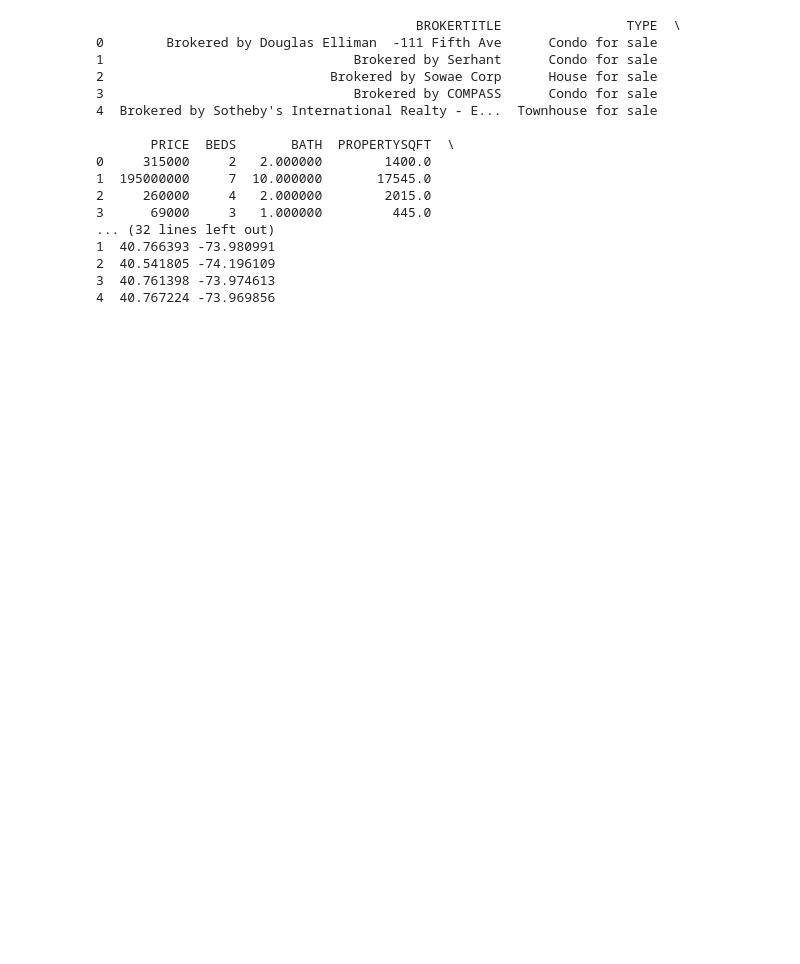
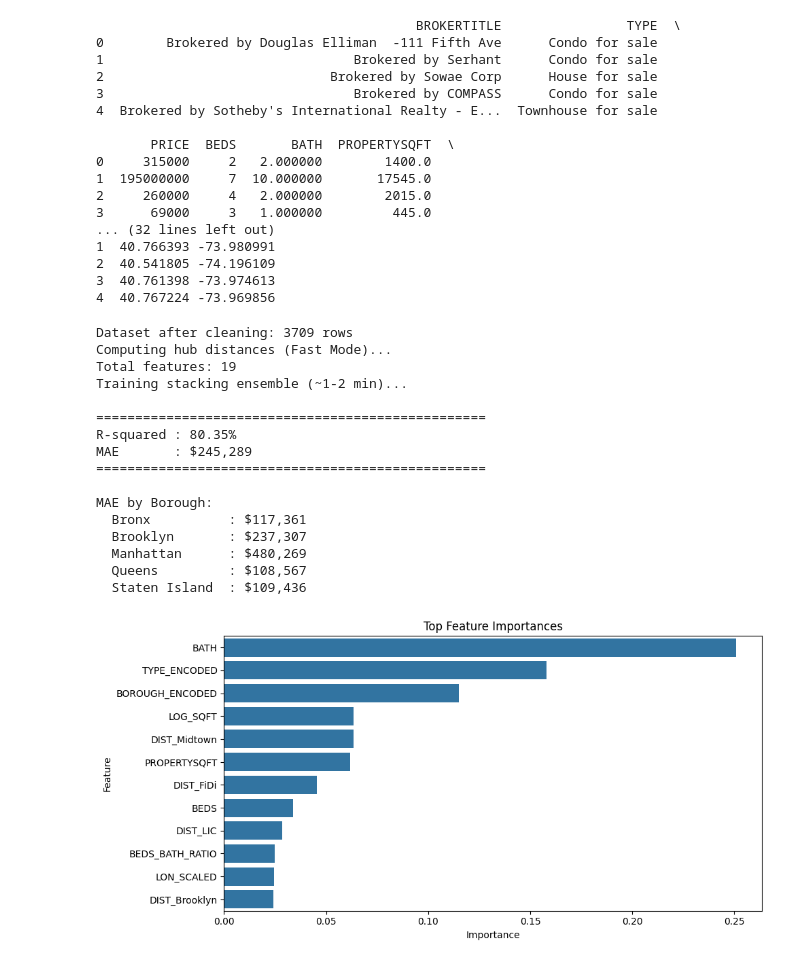
Before and after one commit to BBeamNP/house-price, a Jupyter notebook: notebooks/deal_hunter.ipynb, the cells around one changed output. Saved outputs shown, nothing was run; the diff lists cells and outputs as text; code cells hidden in the pictures; blank space fills up the shorter version.

```diff
--- a/notebooks/deal_hunter.ipynb
+++ b/notebooks/deal_hunter.ipynb
@@ -97,13 +97,15 @@ ECONOMIC_HUBS = {
 def hub_distances(lat, lon):
     return {k: geodesic((lat,lon), v).miles for k,v in ECONOMIC_HUBS.items()}
 
-print("Computing hub distances...")
-hub_df = df_cleaned.apply(
-    lambda r: hub_distances(r['LATITUDE'], r['LONGITUDE']), axis=1, result_type='expand'
-)
-hub_df.columns = [f'DIST_{k}' for k in ECONOMIC_HUBS.keys()]
-df_cleaned = pd.concat([df_cleaned.reset_index(drop=True), hub_df.reset_index(drop=True)], axis=1)
-df_cleaned['DISTANCE_TO_CENTER'] = hub_df.min(axis=1).values
+# --- แก้ไขเฉพาะส่วนนี้ใน STEP 3 ---
+print("Computing hub distances (Fast Mode)...")
+for k, v in ECONOMIC_HUBS.items():
+    # คำนวณทีละ Hub และสร้างคอลัมน์ใหม่ลงใน df_cleaned โดยตรง
+    df_cleaned[f'DIST_{k}'] = df_cleaned.apply(lambda r: geodesic((r['LATITUDE'], r['LONGITUDE']), v).miles, axis=1)
+
+# หาค่าที่น้อยที่สุดจากคอลัมน์ระยะทางทั้งหมดที่เพิ่งสร้าง
+df_cleaned['DISTANCE_TO_CENTER'] = df_cleaned[[f'DIST_{k}' for k in ECONOMIC_HUBS.keys()]].min(axis=1)
+# --------------------------------
 
 # Derived numeric features
 df_cleaned['LOG_SQFT']        = np.log1p(df_cleaned['PROPERTYSQFT'])
@@ -182,30 +184,48 @@ stacking_model.fit(X_train, y_train)
 # ==========================================
 # STEP 7: Evaluate
 # ==========================================
 y_pred_log    = stacking_model.predict(X_test)
 y_pred_actual = np.expm1(y_pred_log)
 y_test_actual = np.expm1(y_test)
 
 r2  = r2_score(y_test_actual, y_pred_actual)
 mae = mean_absolute_error(y_test_actual, y_pred_actual)
 
 print("\n" + "="*50)
 print(f"R-squared : {r2*100:.2f}%")
 print(f"MAE       : ${mae:,.0f}")
 print("="*50)
 
 boroughs = df_cleaned.loc[y_test.index, 'SUBLOCALITY_CLEAN'].values
 print("\nMAE by Borough:")
 for boro in sorted(set(boroughs)):
     mask = boroughs == boro
     b_mae = mean_absolute_error(y_test_actual[mask], y_pred_actual[mask])
     print(f"  {boro:<15}: ${b_mae:,.0f}")
 
 et = stacking_model.estimators_[1]
 feat_df = pd.DataFrame({'Feature': FINAL_FEATURES, 'Importance': et.feature_importances_})
 feat_df = feat_df.sort_values('Importance', ascending=False).head(12)
 plt.figure(figsize=(10,5))
 sns.barplot(x='Importance', y='Feature', data=feat_df)
 plt.title('Top Feature Importances')
 plt.tight_layout()
 plt.show()
+# %% [output]
+Dataset after cleaning: 3709 rows
+Computing hub distances (Fast Mode)...
+Total features: 19
+Training stacking ensemble (~1-2 min)...
+
+==================================================
+R-squared : 80.35%
+MAE       : $245,289
+==================================================
+
+MAE by Borough:
+  Bronx          : $117,361
+  Brooklyn       : $237,307
+  Manhattan      : $480,269
+  Queens         : $108,567
+  Staten Island  : $109,436
+[figure, added]
```
Also changed, not shown: parts of 1 cell of this notebook, 4 other files.
